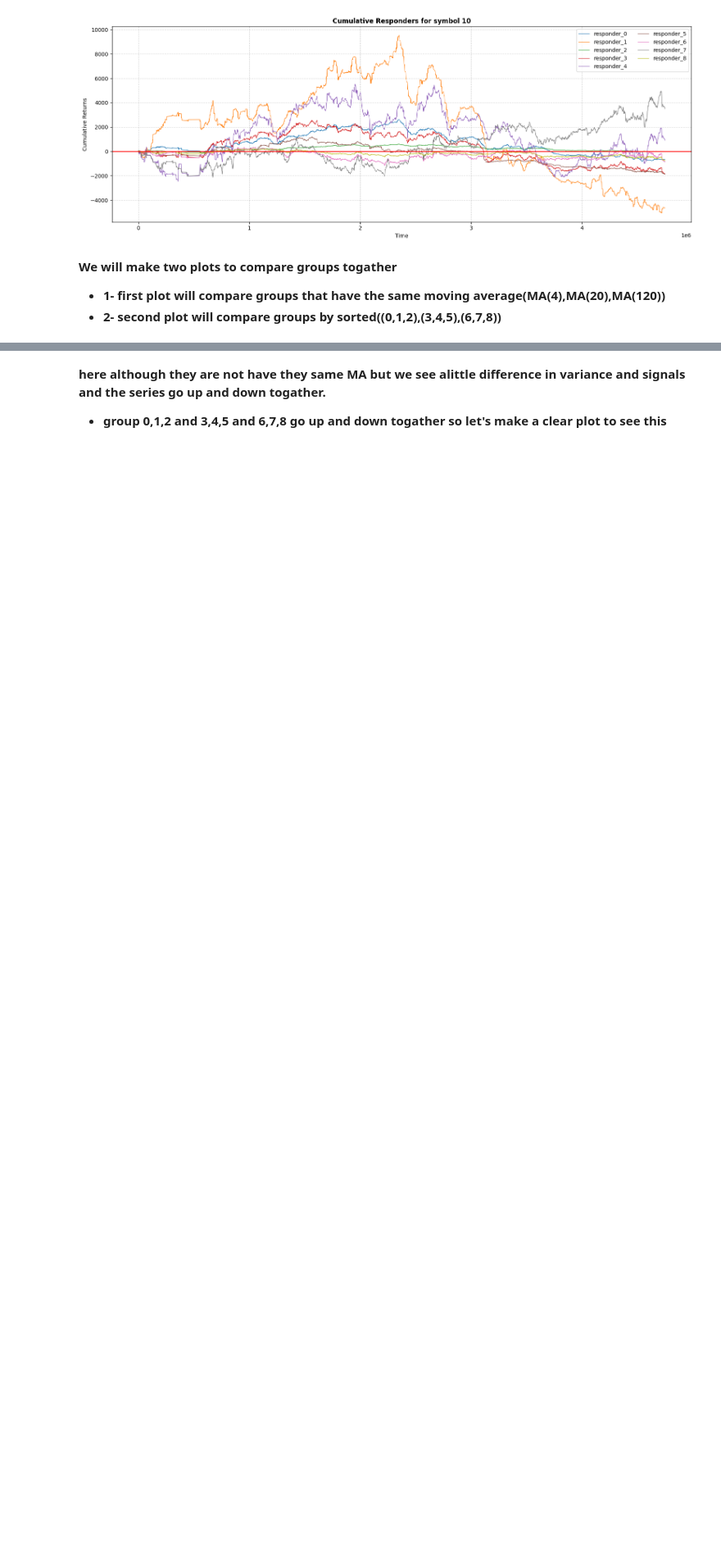
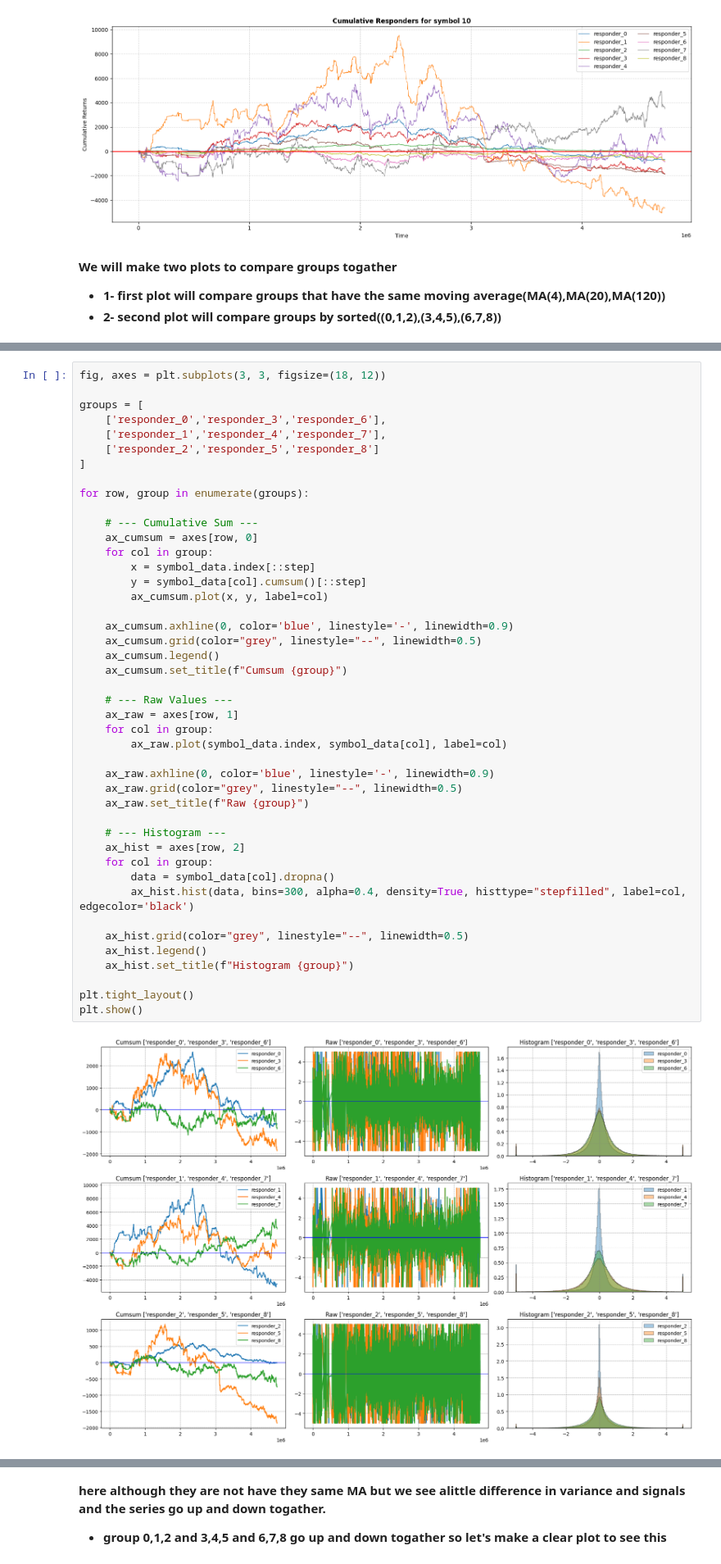
Before and after one commit to MohamedZakariaaFouda/Jane_Street_Competition, a Jupyter notebook: notebooks/end-to-end-data-science-life-cycle.ipynb, the cells around one changed output, grey strips where cells are left out. Shown at 82% size. Saved outputs shown, nothing was run; the diff lists cells and outputs as text; blank space fills up the shorter version.

```diff
--- a/notebooks/end-to-end-data-science-life-cycle.ipynb
+++ b/notebooks/end-to-end-data-science-life-cycle.ipynb
@@ -608,0 +559,46 @@ plt.show()
+# %%
+fig, axes = plt.subplots(3, 3, figsize=(18, 12))
+
+groups = [
+    ['responder_0','responder_3','responder_6'],
+    ['responder_1','responder_4','responder_7'],
+    ['responder_2','responder_5','responder_8']
+]
+
+for row, group in enumerate(groups):
+
+    # --- Cumulative Sum ---
+    ax_cumsum = axes[row, 0]
+    for col in group:
+        x = symbol_data.index[::step]
+        y = symbol_data[col].cumsum()[::step]
+        ax_cumsum.plot(x, y, label=col)
+
+    ax_cumsum.axhline(0, color='blue', linestyle='-', linewidth=0.9)
+    ax_cumsum.grid(color="grey", linestyle="--", linewidth=0.5)
+    ax_cumsum.legend()
+    ax_cumsum.set_title(f"Cumsum {group}")
+
+    # --- Raw Values ---
+    ax_raw = axes[row, 1]
+    for col in group:
+        ax_raw.plot(symbol_data.index, symbol_data[col], label=col)
+
+    ax_raw.axhline(0, color='blue', linestyle='-', linewidth=0.9)
+    ax_raw.grid(color="grey", linestyle="--", linewidth=0.5)
+    ax_raw.set_title(f"Raw {group}")
+
+    # --- Histogram ---
+    ax_hist = axes[row, 2]
+    for col in group:
+        data = symbol_data[col].dropna()
+        ax_hist.hist(data, bins=300, alpha=0.4, density=True, histtype="stepfilled", label=col, edgecolor='black')
+
+    ax_hist.grid(color="grey", linestyle="--", linewidth=0.5)
+    ax_hist.legend()
+    ax_hist.set_title(f"Histogram {group}")
+
+plt.tight_layout()
+plt.show()
+# %% [output]
+[figure, added]
```
Also changed, not shown: parts of 9 cells of this notebook.
